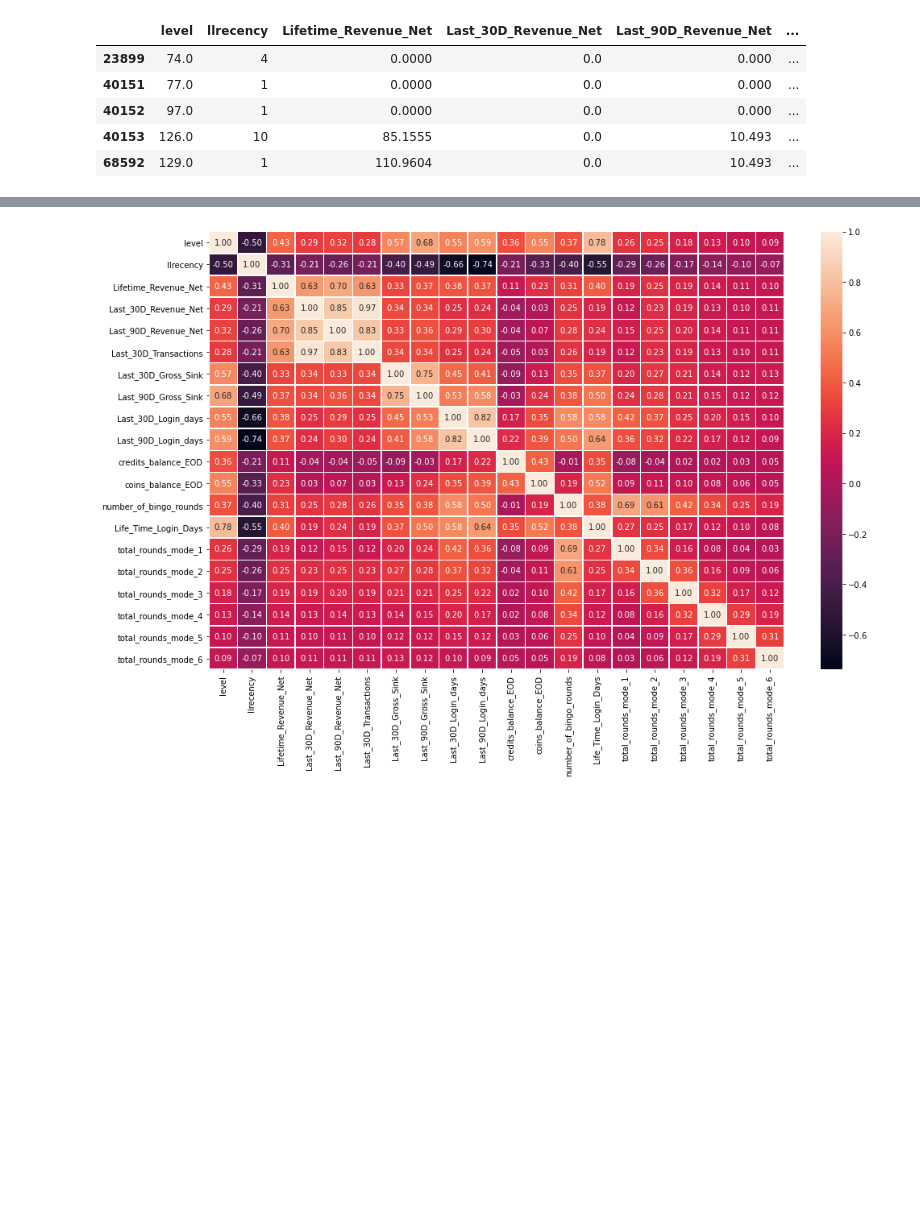
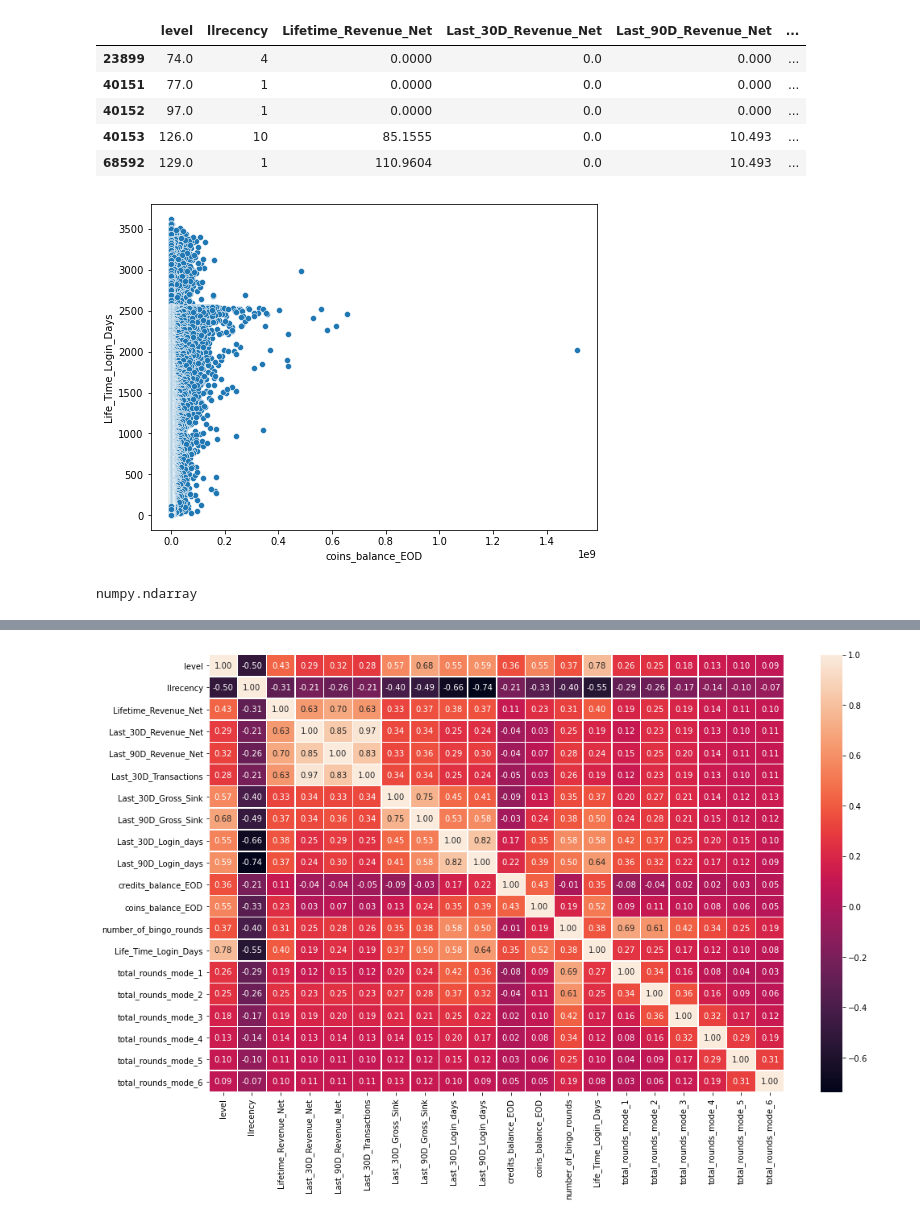
Before and after one commit to AlexanderLoebel/Homogeneity, a Jupyter notebook: Exploratory Data Analysis of the historical features - Part 2.ipynb, the cells around one changed output, grey strips where cells are left out. Saved outputs shown, nothing was run; the diff lists cells and outputs as text; code cells hidden in the pictures; blank space fills up the shorter version.

```diff
--- a/Exploratory Data Analysis of the historical features - Part 2.ipynb
+++ b/Exploratory Data Analysis of the historical features - Part 2.ipynb
@@ -668,3 +695,15 @@ data_numerical.head()
 | 40152 | 97.0 | 1 | 0.0000 | 0.0 | 0.000 | ... |
 | 40153 | 126.0 | 10 | 85.1555 | 0.0 | 10.493 | ... |
 | 68592 | 129.0 | 1 | 110.9604 | 0.0 | 10.493 | ... |
+# %%
+data_two = data_numerical[['coins_balance_EOD', 'Life_Time_Login_Days']]
+data_two = data_two[~(data_two == 0).any(axis=1)]
+# %%
+fig = plt.figure(figsize = (8, 6))
+sb.scatterplot(x = data_two.columns[0],
+               y = data_two.columns[1],
+               data = data_two)
+
+plt.show()
+# %% [output]
+[figure, added]
@@ -670,0 +712,12 @@ data_numerical.head()
+# %%
+# Calculate the point density
+x = data_two[data_two.columns[0]].to_numpy()
+y = data_two[data_two.columns[1]].to_numpy()
+
+M = 10000
+x_Mk = x[1::50]
+y_Mk = y[1::50]
+
+type(x)
+# %% [output]
+numpy.ndarray
```
Also changed, not shown: parts of 24 cells of this notebook, 2 other files.
